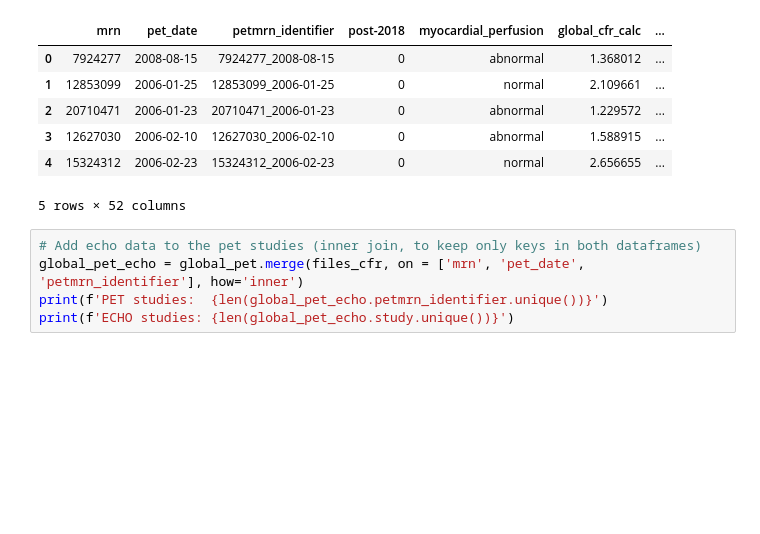
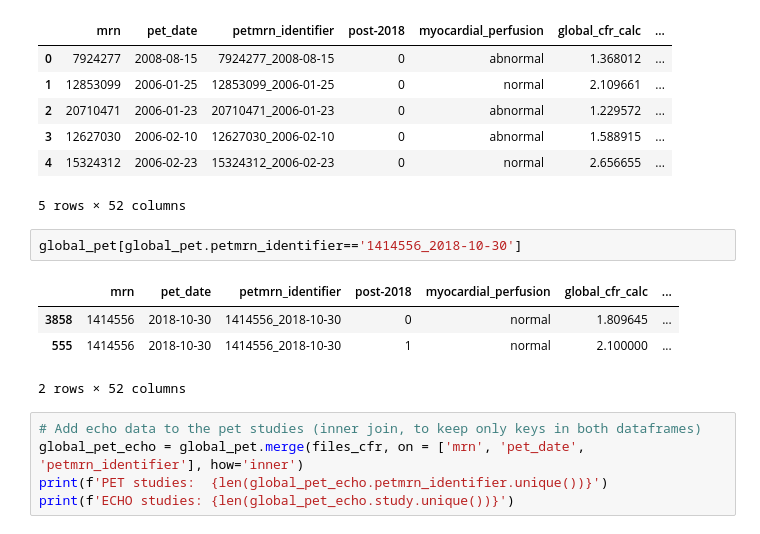
Before and after one commit to awerdich/werdich-cfr, a Jupyter notebook: notebooks/cfr_datasets_patientsplit.ipynb, the cells around one changed output. Cells and saved outputs as stored; diff of their text form; blank space fills up the shorter version.

```diff
--- a/notebooks/cfr_datasets_patientsplit.ipynb
+++ b/notebooks/cfr_datasets_patientsplit.ipynb
@@ -74,6 +74,13 @@ PET studies: 3031
 | 3 | 12627030 | 2006-02-10 | 12627030_2006-02-10 | 0 | abnormal | 1.588915 | ... |
 | 4 | 15324312 | 2006-02-23 | 15324312_2006-02-23 | 0 | normal | 2.656655 | ... |
 5 rows × 52 columns
+# %%
+global_pet[global_pet.petmrn_identifier=='1414556_2018-10-30']
+# %% [output]
+|  | mrn | pet_date | petmrn_identifier | post-2018 | myocardial_perfusion | global_cfr_calc | ... |
+| 3858 | 1414556 | 2018-10-30 | 1414556_2018-10-30 | 0 | normal | 1.809645 | ... |
+| 555 | 1414556 | 2018-10-30 | 1414556_2018-10-30 | 1 | normal | 2.100000 | ... |
+2 rows × 52 columns
 # %%
 # Add echo data to the pet studies (inner join, to keep only keys in both dataframes)
 global_pet_echo = global_pet.merge(files_cfr, on = ['mrn', 'pet_date', 'petmrn_identifier'], how='inner')
```
Also changed, not shown: parts of 1 cell of this notebook, 3 other files.
